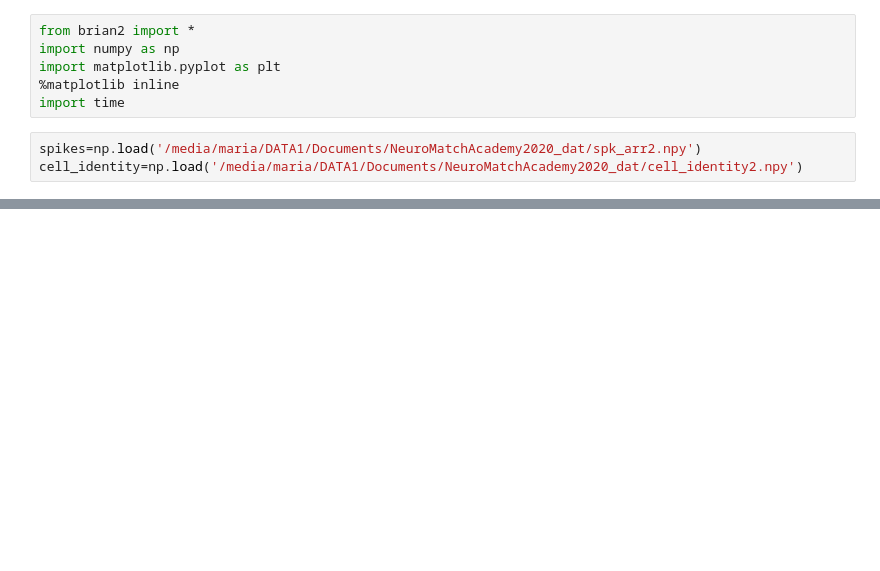
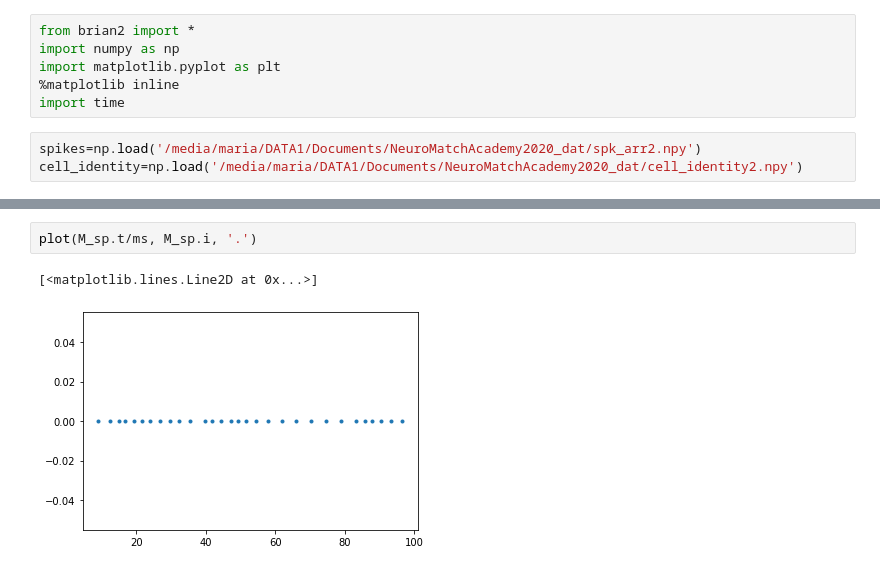
Before and after one commit to mariakesa/NeuroPixelsDataAnalysis, a Jupyter notebook: Simulations/Izhikevich1.ipynb, the cells around one changed output, grey strips where cells are left out. Drawn from its saved outputs; the diff is of its cells as text; blank space fills up the shorter version.

```diff
--- a/Simulations/Izhikevich1.ipynb
+++ b/Simulations/Izhikevich1.ipynb
@@ -57,0 +57,5 @@ show
+# %%
+plot(M_sp.t/ms, M_sp.i, '.')
+# %% [output]
+[<matplotlib.lines.Line2D at 0x...>]
+[figure, added]
```
Also changed, not shown: parts of 2 cells of this notebook.
